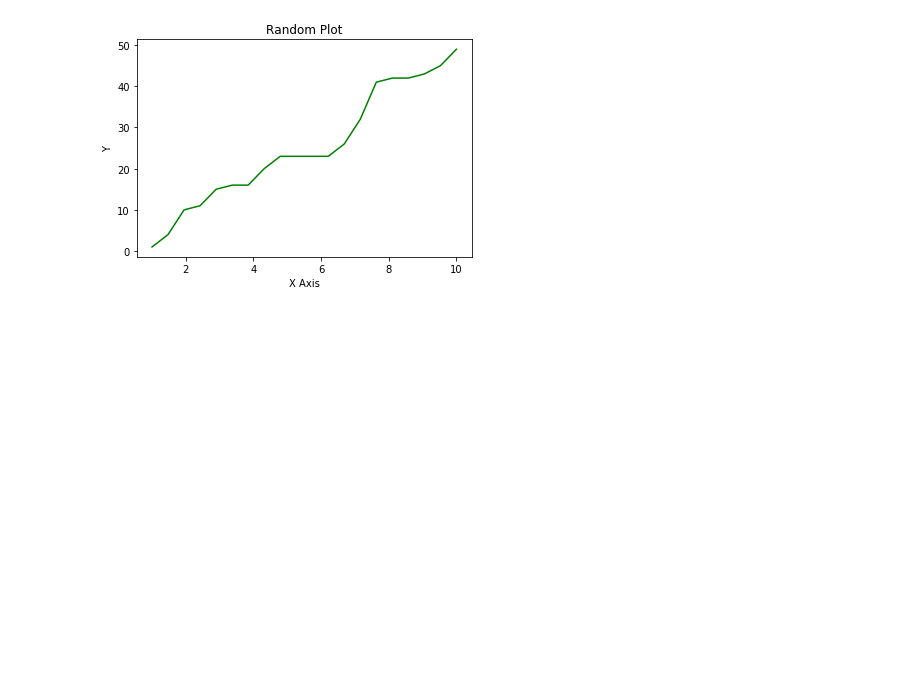
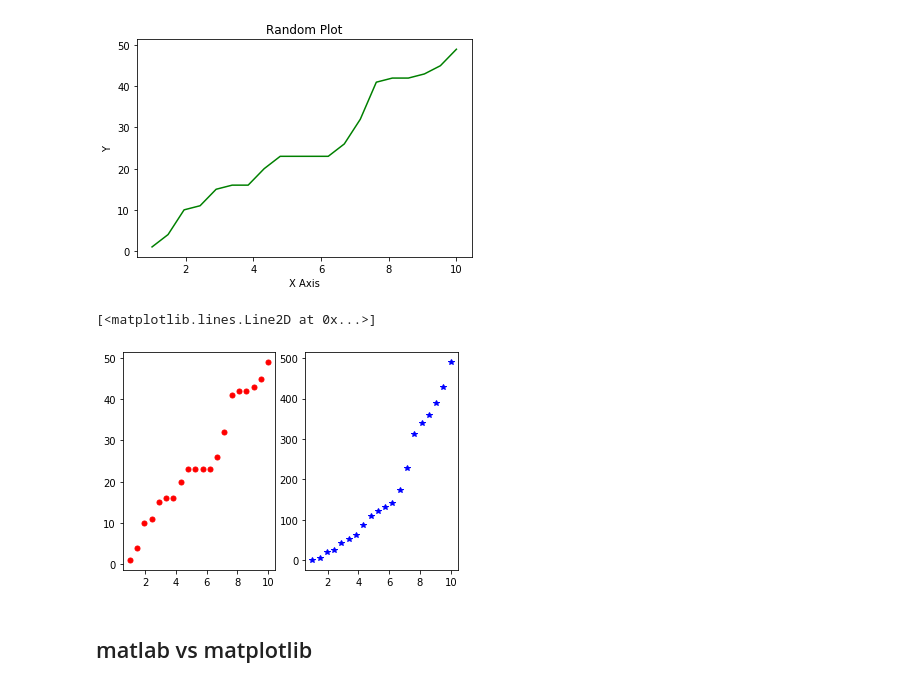
Before and after one commit to ElijahCoding/DataScience, a Jupyter notebook: AdvancedMachineLearning/Matplotlib/Tutorial.ipynb, the cells around one changed output. Drawn from its saved outputs; the diff is of its cells as text; code cells hidden in the pictures; blank space fills up the shorter version.

```diff
--- a/AdvancedMachineLearning/Matplotlib/Tutorial.ipynb
+++ b/AdvancedMachineLearning/Matplotlib/Tutorial.ipynb
@@ -61,3 +61,16 @@ plt.title('Random Plot')
 plt.show()
 # %% [output]
 [figure]
+# %%
+y2 = y*x
+# %%
+plt.subplot(1, 2, 1)
+plt.plot(x, y, 'ro', markersize = 5)
+
+plt.subplot(1, 2, 2)
+plt.plot(x, y2, 'b*')
+# %% [output]
+[<matplotlib.lines.Line2D at 0x...>]
+[figure, added]
+# %% [markdown]
+## matlab vs matplotlib
```
Also changed, not shown: parts of 1 cell of this notebook.
